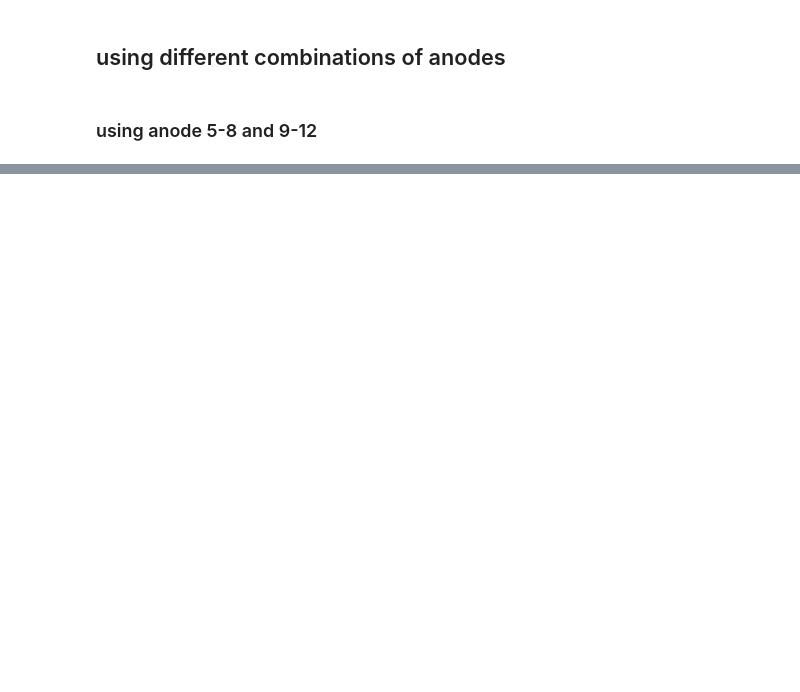
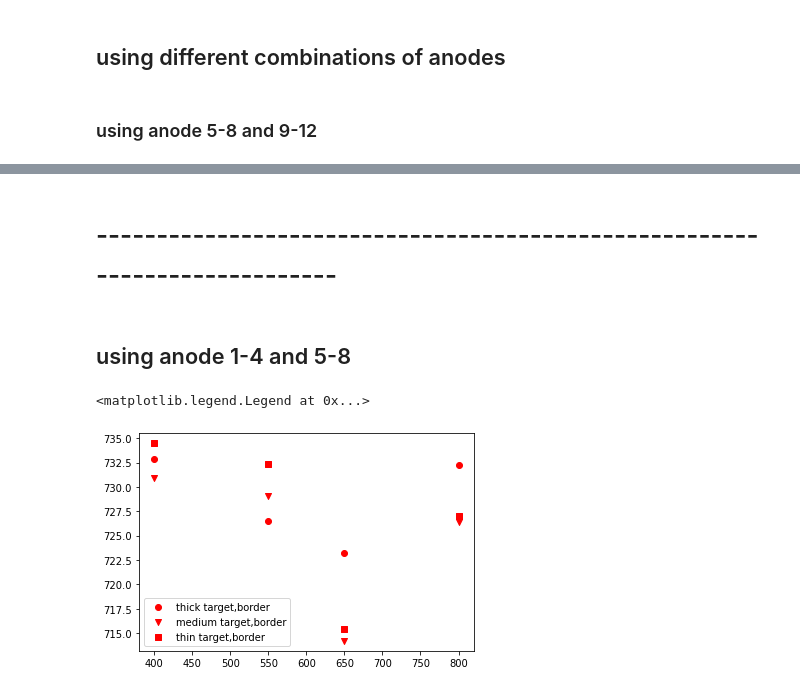
Before and after one commit to jenegger/r3bweek24_gsi, a Jupyter notebook: preliminary_charge_chaning_methods.ipynb, the cells around one changed output, grey strips where cells are left out. Cells and saved outputs as stored; diff of their text form; code cells hidden in the pictures; blank space fills up the shorter version.

```diff
--- a/preliminary_charge_chaning_methods.ipynb
+++ b/preliminary_charge_chaning_methods.ipynb
@@ -319,0 +448,22 @@ ax.legend()
+# %% [markdown]
+# ---------------------------------------------------------------------------
+# %% [markdown]
+## using anode 1-4 and 5-8
+# %%
+file_gauss2d_1_4_5_8_border = "comb_anode_1_4_5_8_gauss2d_border.txt"
+
+up_anodes_cccs_border_3_5_thin = cccs(file_gauss2d_1_4_5_8_border,"thin")
+up_anodes_cccs_border_3_5_medium = cccs(file_gauss2d_1_4_5_8_border,"medium")
+up_anodes_cccs_border_3_5_thick = cccs(file_gauss2d_1_4_5_8_border,"thick")
+
+fig, ax = plt.subplots()
+#fig.tight_layout()
+energy = [400,550,650,800]
+#ax.set_ylim([720,800])
+ax.scatter(energy,up_anodes_cccs_border_3_5_thick,label="thick target,border",color='red',marker="o")
+ax.scatter(energy,up_anodes_cccs_border_3_5_medium,label="medium target,border",color='red',marker="v")
+ax.scatter(energy,up_anodes_cccs_border_3_5_thin,label="thin target,border",color='red',marker="s")
+ax.legend()
+# %% [output]
+<matplotlib.legend.Legend at 0x...>
+[figure, added]
```
Also changed, not shown: parts of 19 cells of this notebook, 7 other files.
